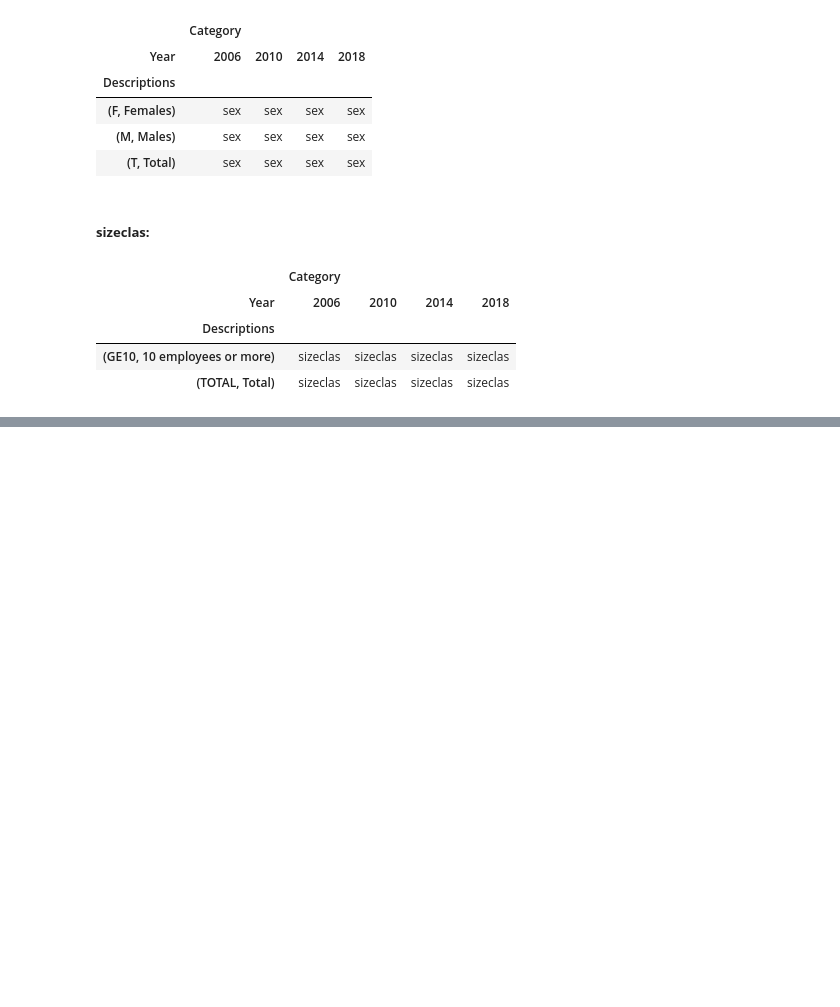
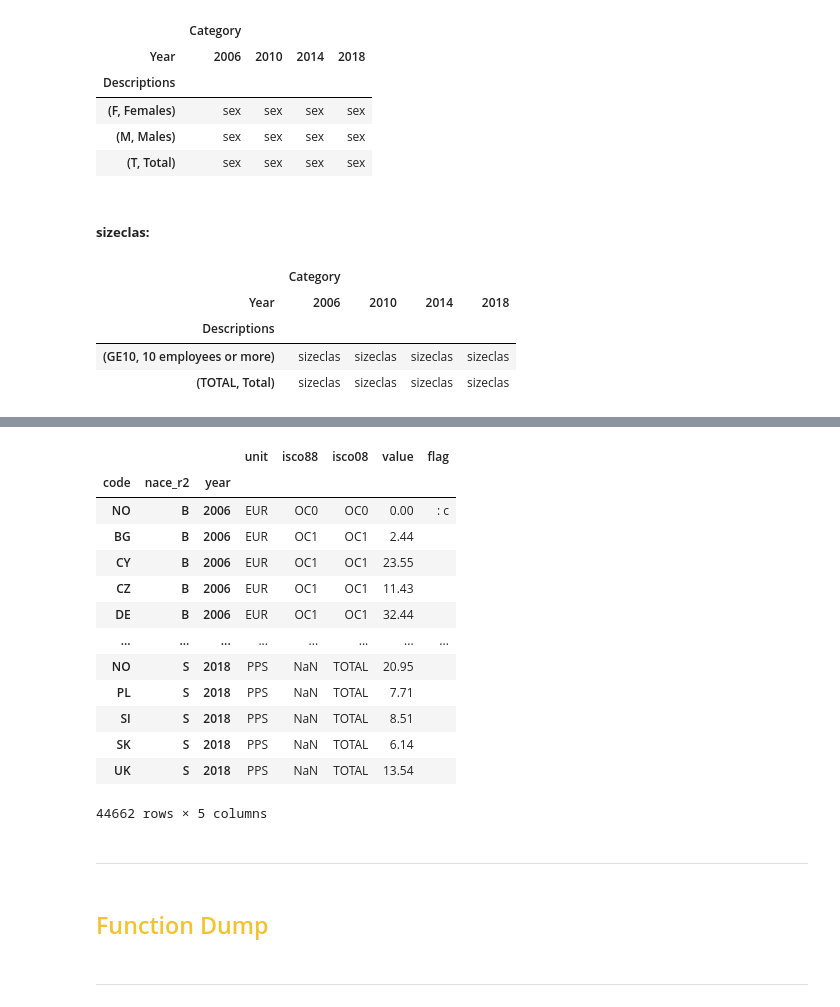
Before and after one commit to mehmetcandfx/Technology-Trade-Employment, a Jupyter notebook: Code/Discovery&Preperation_Wages.ipynb, the cells around one changed output, grey strips where cells are left out. Drawn from its saved outputs; the diff is of its cells as text; code cells hidden in the pictures; blank space fills up the shorter version.

```diff
--- a/Code/Discovrery_Wages.ipynb
+++ b/Code/Discovery&Preperation_Wages.ipynb
@@ -442,0 +340,22 @@ Name: unit, dtype: int64
+# %%
+df=df.set_index(['code','nace_r2','year'])
+df
+# %% [output]
+|  |  |  | unit | isco88 | isco08 | value | flag |
+| code | nace_r2 | year |  |  |  |  |  |
+| NO | B | 2006 | EUR | OC0 | OC0 | 0.00 | : c |
+| BG | B | 2006 | EUR | OC1 | OC1 | 2.44 |  |
+| CY | B | 2006 | EUR | OC1 | OC1 | 23.55 |  |
+| CZ | B | 2006 | EUR | OC1 | OC1 | 11.43 |  |
+| DE | B | 2006 | EUR | OC1 | OC1 | 32.44 |  |
+| ... | ... | ... | ... | ... | ... | ... | ... |
+| NO | S | 2018 | PPS | NaN | TOTAL | 20.95 |  |
+| PL | S | 2018 | PPS | NaN | TOTAL | 7.71 |  |
+| SI | S | 2018 | PPS | NaN | TOTAL | 8.51 |  |
+| SK | S | 2018 | PPS | NaN | TOTAL | 6.14 |  |
+| UK | S | 2018 | PPS | NaN | TOTAL | 13.54 |  |
+44662 rows × 5 columns
+# %% [markdown]
+---------------------------------------------------------------------------------------------------------------------------------------------------------------------------------
+# %% [markdown]
+## <span style="color:#f1c232">Function Dump</span>
@@ -442,0 +391,2 @@ Name: unit, dtype: int64
+# %% [markdown]
+---------------------------------------------------------------------------------------------------------------------------------------------------------------------------------
```
Also changed, not shown: parts of 41 cells of this notebook, 8 other files.
